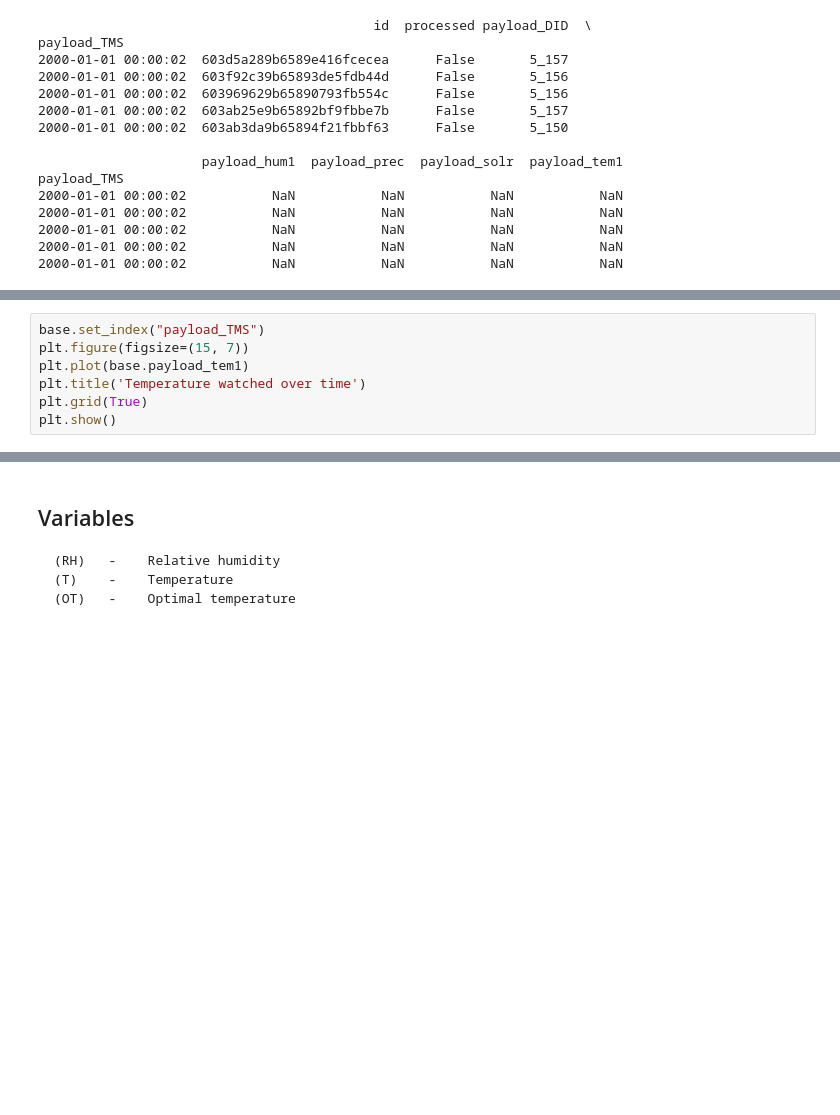
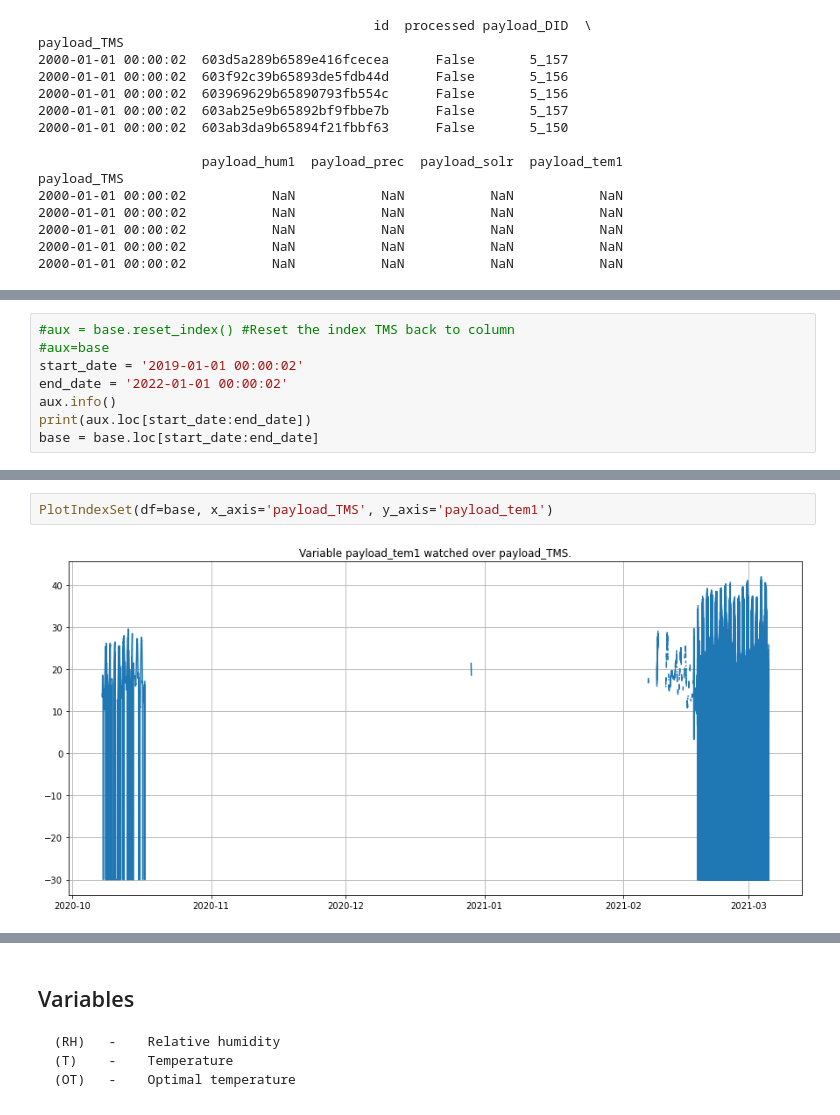
Before and after one commit to epberdugoc/agranimo, a Jupyter notebook: intento.ipynb, the cells around one changed output, grey strips where cells are left out. Drawn from its saved outputs; the diff is of its cells as text; blank space fills up the shorter version.

```diff
--- a/intento.ipynb
+++ b/intento.ipynb
@@ -248,7 +238,0 @@ base.head()
-# %%
-base.set_index("payload_TMS")
-plt.figure(figsize=(15, 7))
-plt.plot(base.payload_tem1)
-plt.title('Temperature watched over time')
-plt.grid(True)
-plt.show()
@@ -256,0 +241,8 @@ plt.show()
+# %%
+#aux = base.reset_index() #Reset the index TMS back to column
+#aux=base
+start_date = '2019-01-01 00:00:02'
+end_date = '2022-01-01 00:00:02'
+aux.info()
+print(aux.loc[start_date:end_date])
+base = base.loc[start_date:end_date]
@@ -256,0 +267,4 @@ plt.show()
+# %%
+PlotIndexSet(df=base, x_axis='payload_TMS', y_axis='payload_tem1')
+# %% [output]
+[figure, added]
```
Also changed, not shown: parts of 11 cells of this notebook.
